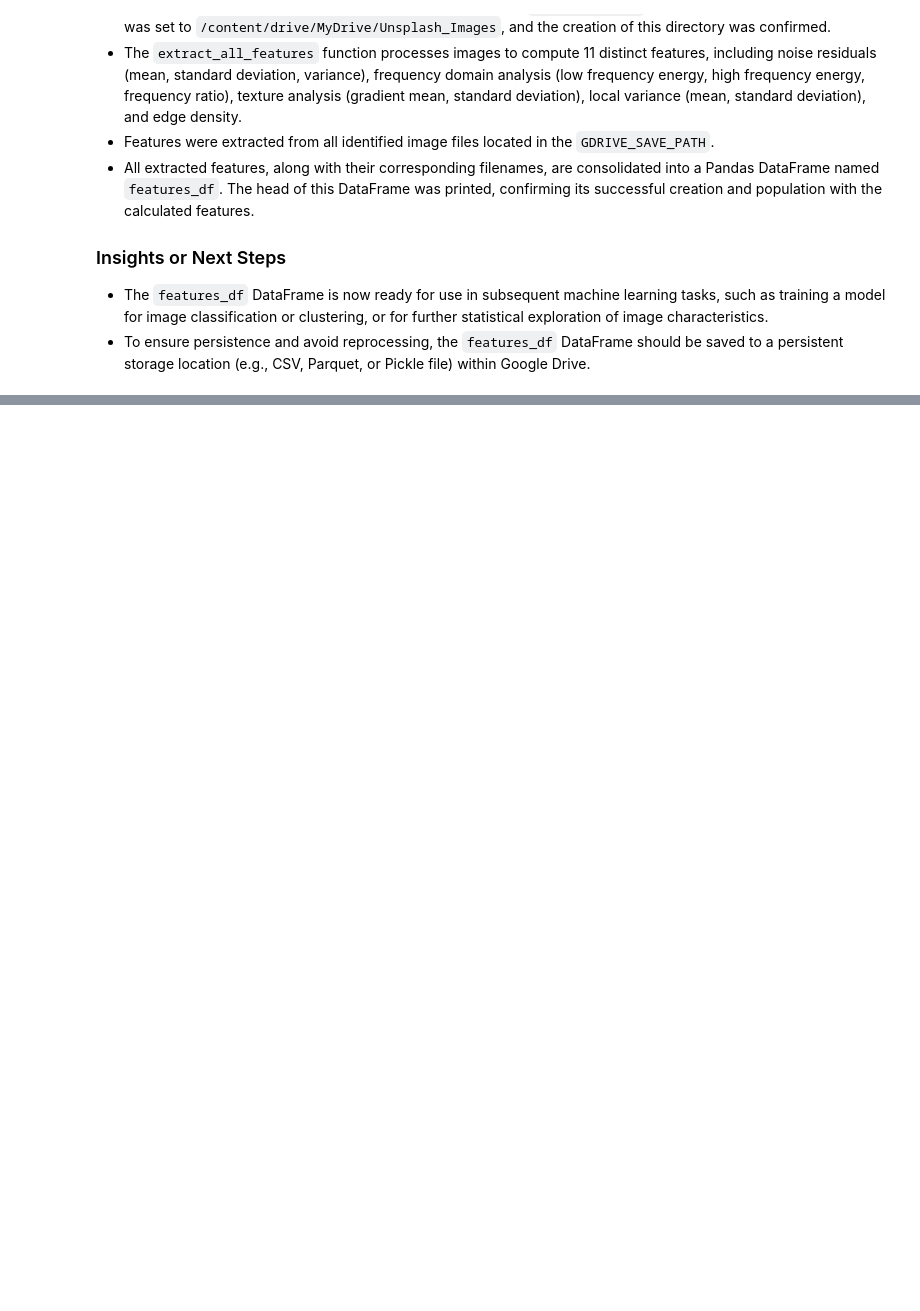
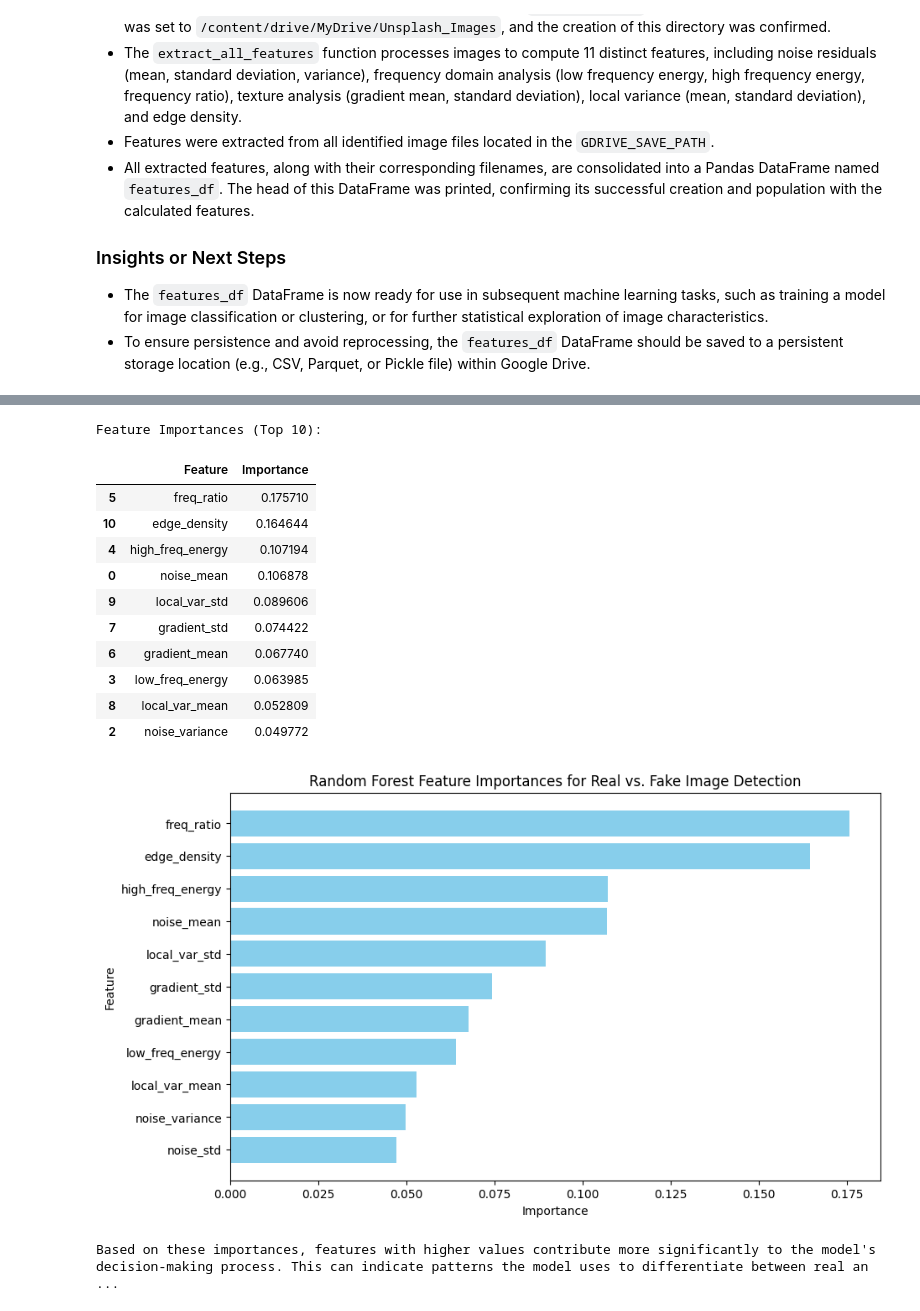
Before and after one commit to anumadhyani/mywork, a Jupyter notebook: Detect_image_real_or_AI.ipynb, the cells around one changed output, grey strips where cells are left out. Drawn from its saved outputs; the diff is of its cells as text; code cells hidden in the pictures; blank space fills up the shorter version.

```diff
--- a/Detect_image_real_or_AI.ipynb
+++ b/Detect_image_real_or_AI.ipynb
@@ -511,0 +1342,18 @@ Yes, features have been successfully extracted from all saved images. These extr
+# %%
+saved_image_paths = []
+
+# Check if the GDRIVE_SAVE_PATH directory exists before listing contents
+if os.path.exists(GDRIVE_SAVE_PATH):
+    # List all files and directories in the GDRIVE_SAVE_PATH
+    all_files = os.listdir(GDRIVE_SAVE_PATH)
+
+    # Filter for image files and store their full paths
+    for filename in all_files:
+        if filename.lower().endswith(IMAGE_EXTENSIONS):
+            full_path = os.path.join(GDRIVE_SAVE_PATH, filename)
+            saved_image_paths.append(full_path)
+
+    print(f"Found {len(saved_image_paths)} image files in {GDRIVE_SAVE_PATH}.")
+else:
+    print(f"Error: The directory '{GDRIVE_SAVE_PATH}' does not exist, even after mounting. Please check the path and permissions.")
+    print("No images will be processed as the source directory is unavailable.")
@@ -511,0 +1746,53 @@ Yes, features have been successfully extracted from all saved images. These extr
+# %%
+import pandas as pd
+import matplotlib.pyplot as plt
+import numpy as np
+
+# Ensure the model and feature_column_names are available
+# model is already loaded in the kernel state from a previous cell.
+# feature_column_names is defined in a previous cell.
+
+if 'model' in locals() and hasattr(model, 'feature_importances_') and 'feature_column_names' in locals():
+    # Get feature importances from the trained model
+    importances = model.feature_importances_
+
+    # Create a DataFrame for better visualization
+    feature_importance_df = pd.DataFrame({
+        'Feature': feature_column_names,
+        'Importance': importances
+    })
+
+    # Sort features by importance
+    feature_importance_df = feature_importance_df.sort_values(by='Importance', ascending=False)
+
+    print("\nFeature Importances (Top 10):\n")
+    display(feature_importance_df.head(10))
+
+    # Visualize feature importances
+    plt.figure(figsize=(10, 6))
+    plt.barh(feature_importance_df['Feature'], feature_importance_df['Importance'], color='skyblue')
+    plt.xlabel('Importance')
+    plt.ylabel('Feature')
+    plt.title('Random Forest Feature Importances for Real vs. Fake Image Detection')
+    plt.gca().invert_yaxis() # Display most important feature at the top
+    plt.show()
+
+    print("\nBased on these importances, features with higher values contribute more significantly to the model's decision-making process. This can indicate patterns the model uses to differentiate between real and AI-generated images.")
+
+else:
+    print("Error: Model or feature_column_names not found. Please ensure the model has been trained and saved, and feature_column_names are defined.")
+# %% [output]
+Feature Importances (Top 10):
+|  | Feature | Importance |
+| 5 | freq_ratio | 0.175710 |
+| 10 | edge_density | 0.164644 |
+| 4 | high_freq_energy | 0.107194 |
+| 0 | noise_mean | 0.106878 |
+| 9 | local_var_std | 0.089606 |
+| 7 | gradient_std | 0.074422 |
+| 6 | gradient_mean | 0.067740 |
+| 3 | low_freq_energy | 0.063985 |
+| 8 | local_var_mean | 0.052809 |
+| 2 | noise_variance | 0.049772 |
+[figure, added]
+Based on these importances, features with higher values contribute more significantly to the model's decision-making process. This can indicate patterns the model uses to differentiate between real an ...
```
Also changed, not shown: parts of 97 cells of this notebook.
